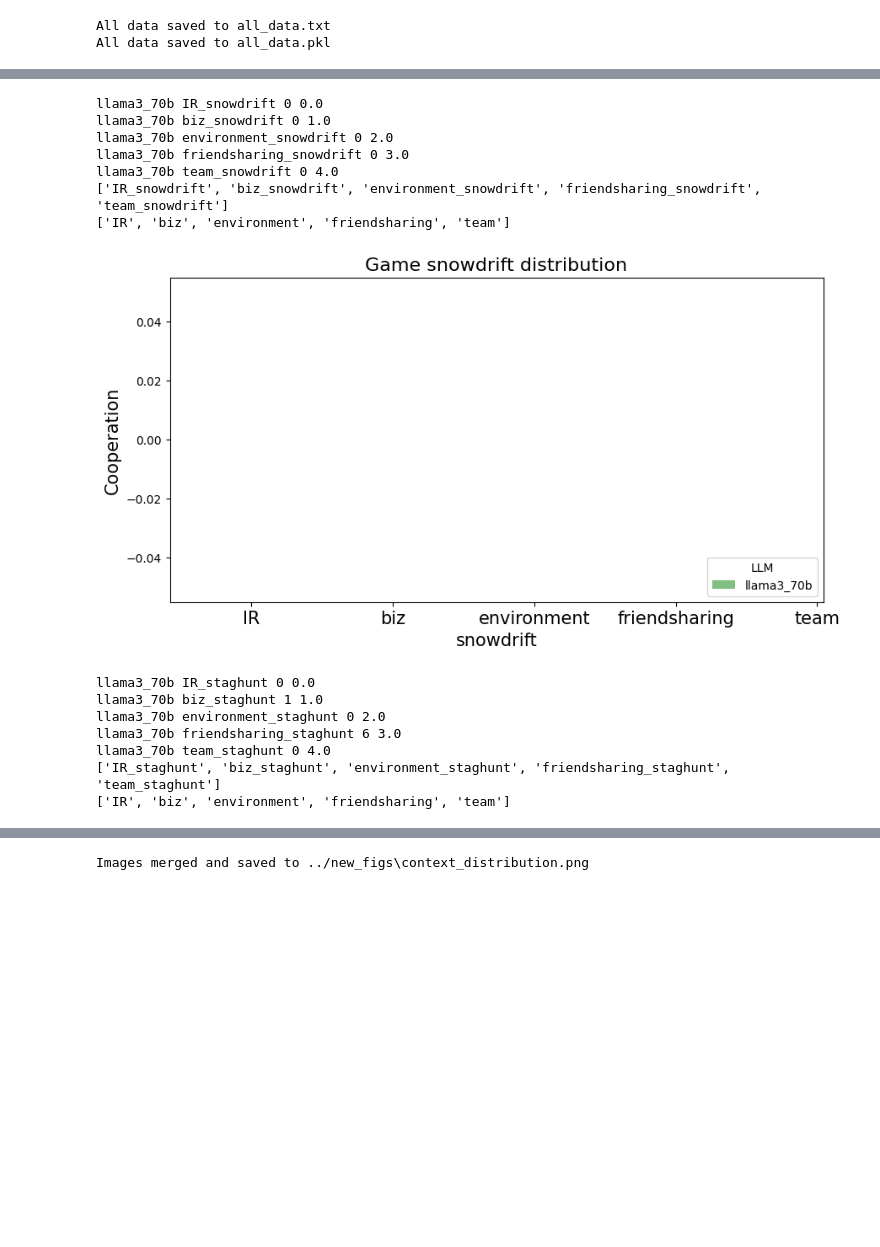
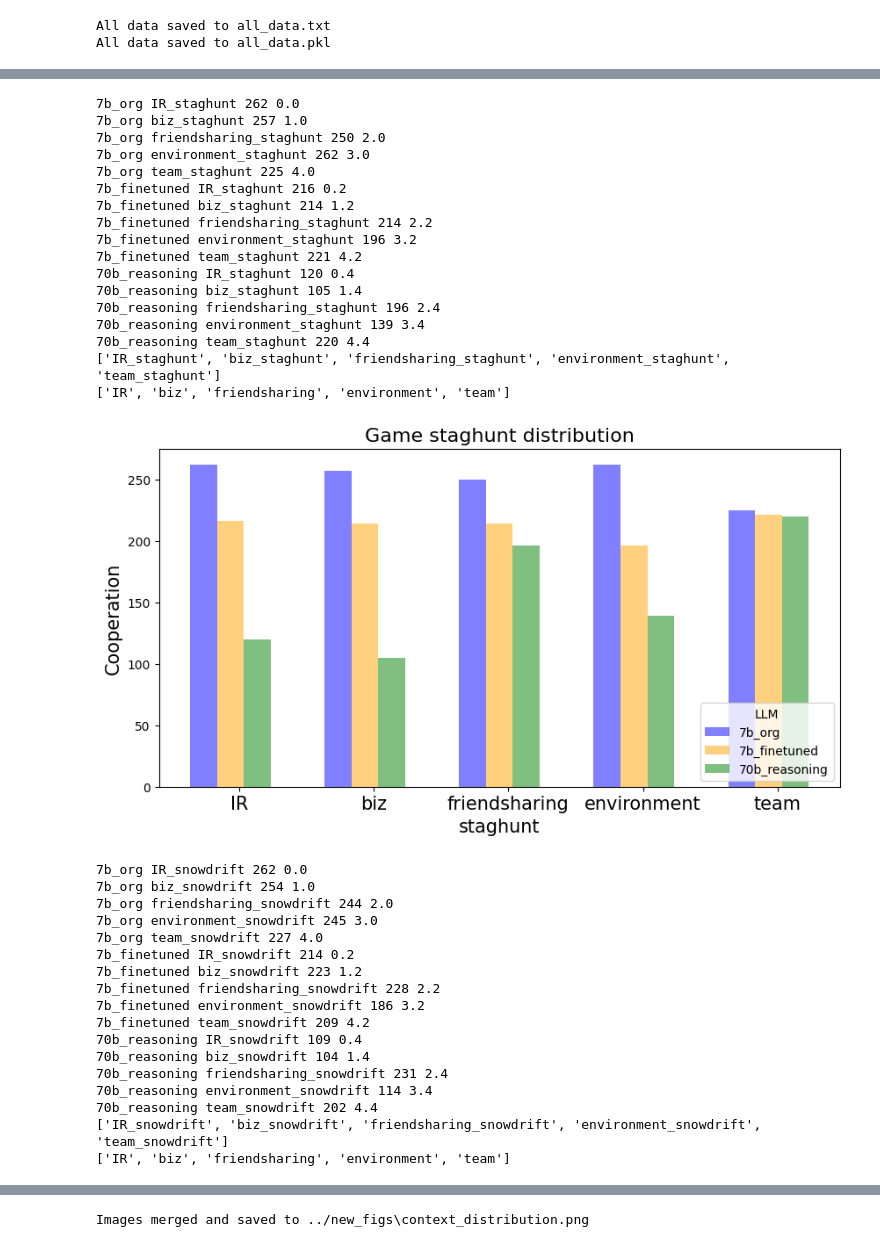
Before and after one commit to sepehrilami/LFB, a Jupyter notebook: notebooks/result_analysis.ipynb, the cells around one changed output, grey strips where cells are left out. Saved outputs shown, nothing was run; the diff lists cells and outputs as text; code cells hidden in the pictures; blank space fills up the shorter version.

```diff
--- a/notebooks/result_analysis.ipynb
+++ b/notebooks/result_analysis.ipynb
@@ -10,9 +10,9 @@ from PIL import Image
 
 # Sample data dictionary (replace this with your actual data)
 
-llm = 'llama3_70b'
+llm = '7b_org'
 
-data = pickle.load(open(os.path.join("../results_llama3/", llm+"_results.txt"), "rb" ))
+data = pickle.load(open(os.path.join("../results/", llm+"_results.txt"), "rb" ))
 
 # data type
 print(type(data))
@@ -48,10 +48,10 @@ def show_distribution(data):
 distribution = show_distribution(data)
 
 # save the distribution to a .txt file
-with open(os.path.join("../", llm+"_distribution.txt"), "x") as f:
-    for key in distribution.keys():
-        # write each line like this: key: {item1: count1, item2: count2}
-        f.write(key + ': ' + str(distribution[key]) + '\n')
+# with open(os.path.join("../", llm+"_distribution.txt"), "x") as f:
+#     for key in distribution.keys():
+#         # write each line like this: key: {item1: count1, item2: count2}
+#         f.write(key + ': ' + str(distribution[key]) + '\n')
 
-print('Distribution saved to ' + llm + '_distribution.txt')
+# print('Distribution saved to ' + llm + '_distribution.txt')
 # %% [output]
@@ -92,14 +92,14 @@ def read_distribution(file_path):
 # print(distribution)
 
 all_data = {}
-# llms = ['7b_org', '7b_finetuned', '70b_reasoning']
-llms = ['llama3_70b']
+llms = ['7b_org', '7b_finetuned', '70b_reasoning']
+# llms = ['llama3_70b']
 for llm in llms:
-    distribution = read_distribution(os.path.join("../results_llama3/", llm+"_distribution.txt"))
+    distribution = read_distribution(os.path.join("../results/", llm+"_distribution.txt"))
     all_data[llm] = distribution
 
 # save the all_data dictionary to a .txt file
-with open(os.path.join("../results_llama3", "all_data_reasoning.txt"), "w") as f:
+with open(os.path.join("../results", "all_data_reasoning.txt"), "w") as f:
     f.write(str(all_data))
 
 print('All data saved to all_data.txt')
@@ -210,7 +177,7 @@ def aggregated_comparison_by_category(all_data, category, category_type):
     llms = all_data.keys()
     plt.figure(figsize=(10, 5))
     bar_width = 0.2
-    llm_colors = {'7b_org': 'blue', '7b_finetuned': 'orange', 'llama3_70b': 'green'}  # Add colors for other LLMs as needed
+    llm_colors = {'7b_org': 'blue', '7b_finetuned': 'orange', '70b_reasoning': 'green'}  # Add colors for other LLMs as needed
     legend_handles = []
 
     for index, llm in enumerate(llms):
@@ -278,15 +265,35 @@ llama3_70b team_prison 0 4.0
-llama3_70b IR_snowdrift 0 0.0
-llama3_70b biz_snowdrift 0 1.0
-llama3_70b environment_snowdrift 0 2.0
-llama3_70b friendsharing_snowdrift 0 3.0
-llama3_70b team_snowdrift 0 4.0
-['IR_snowdrift', 'biz_snowdrift', 'environment_snowdrift', 'friendsharing_snowdrift', 'team_snowdrift']
-['IR', 'biz', 'environment', 'friendsharing', 'team']
+7b_org IR_staghunt 262 0.0
+7b_org biz_staghunt 257 1.0
+7b_org friendsharing_staghunt 250 2.0
+7b_org environment_staghunt 262 3.0
+7b_org team_staghunt 225 4.0
+7b_finetuned IR_staghunt 216 0.2
+7b_finetuned biz_staghunt 214 1.2
+7b_finetuned friendsharing_staghunt 214 2.2
+7b_finetuned environment_staghunt 196 3.2
+7b_finetuned team_staghunt 221 4.2
+70b_reasoning IR_staghunt 120 0.4
+70b_reasoning biz_staghunt 105 1.4
+70b_reasoning friendsharing_staghunt 196 2.4
+70b_reasoning environment_staghunt 139 3.4
+70b_reasoning team_staghunt 220 4.4
+['IR_staghunt', 'biz_staghunt', 'friendsharing_staghunt', 'environment_staghunt', 'team_staghunt']
+['IR', 'biz', 'friendsharing', 'environment', 'team']
-[figure, old version]
+[figure, new version]
-llama3_70b IR_staghunt 0 0.0
-llama3_70b biz_staghunt 1 1.0
-llama3_70b environment_staghunt 0 2.0
-llama3_70b friendsharing_staghunt 6 3.0
-llama3_70b team_staghunt 0 4.0
-['IR_staghunt', 'biz_staghunt', 'environment_staghunt', 'friendsharing_staghunt', 'team_staghunt']
-['IR', 'biz', 'environment', 'friendsharing', 'team']
+7b_org IR_snowdrift 262 0.0
+7b_org biz_snowdrift 254 1.0
+7b_org friendsharing_snowdrift 244 2.0
+7b_org environment_snowdrift 245 3.0
+7b_org team_snowdrift 227 4.0
+7b_finetuned IR_snowdrift 214 0.2
+7b_finetuned biz_snowdrift 223 1.2
+7b_finetuned friendsharing_snowdrift 228 2.2
+7b_finetuned environment_snowdrift 186 3.2
+7b_finetuned team_snowdrift 209 4.2
+70b_reasoning IR_snowdrift 109 0.4
+70b_reasoning biz_snowdrift 104 1.4
+70b_reasoning friendsharing_snowdrift 231 2.4
+70b_reasoning environment_snowdrift 114 3.4
+70b_reasoning team_snowdrift 202 4.4
+['IR_snowdrift', 'biz_snowdrift', 'friendsharing_snowdrift', 'environment_snowdrift', 'team_snowdrift']
+['IR', 'biz', 'friendsharing', 'environment', 'team']
```
Also changed, not shown: parts of 7 cells of this notebook, 3 other files.
